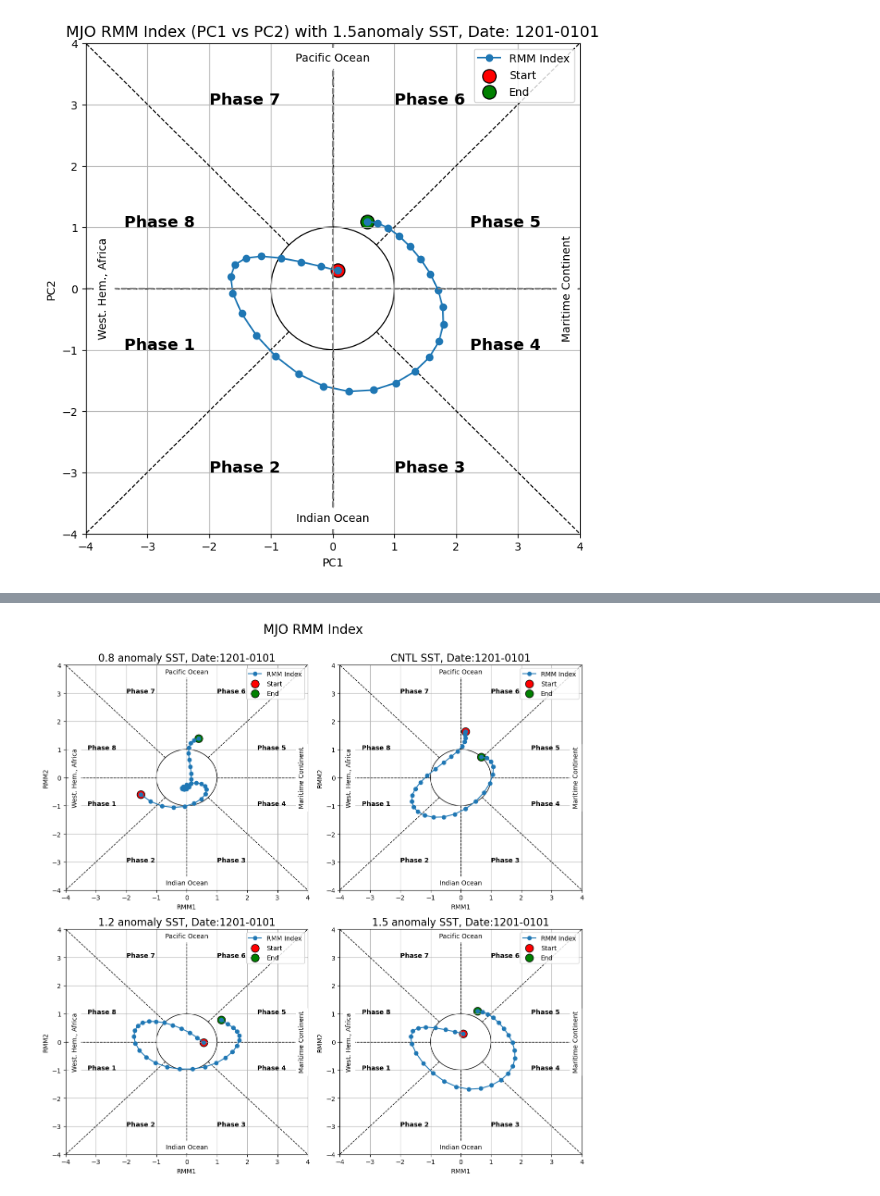
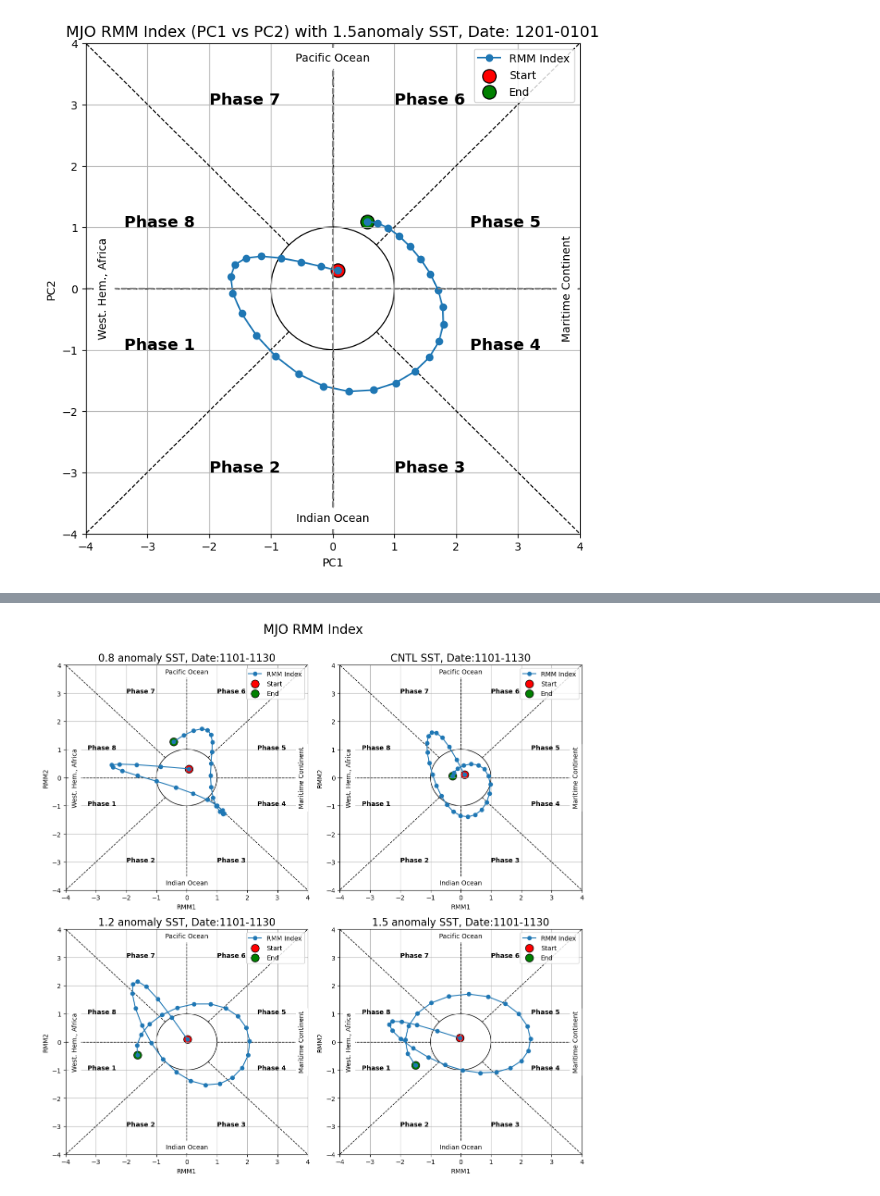
Before and after one commit to PeterChang1023/ESM_2025, a Jupyter notebook: ESM_2025_MJO.ipynb, the cells around one changed output, grey strips where cells are left out. Drawn from its saved outputs; the diff is of its cells as text; code cells hidden in the pictures.

```diff
--- a/ESM_2025_MJO.ipynb
+++ b/ESM_2025_MJO.ipynb
@@ -460,7 +441,7 @@ class MJO_EOF_Analyzer:
         self.precl = lat_weighted(self.precl, self.lat_selected)
         self.q_int = lat_weighted(self.Q, self.lat_selected)
 
-    def _band_pass_filter(self, lowcut=1/60, highcut=1/14, fs=1):
+    def _band_pass_filter(self, lowcut=1/35, highcut=1/13, fs=1):
         def bandpass(data):
             nyquist = 0.5 * fs
             b, a = butter(2, [lowcut/nyquist, highcut/nyquist], btype='band')
@@ -489,7 +470,7 @@ class MJO_EOF_Analyzer:
         flat_qint = self.q_int.reshape(time_dim, lon_dim)
         combined = np.concatenate((flat_u850, flat_u200, flat_qint), axis=1)
 
-        eof_instance = EOF((combined,), n_components=3, field="1D")
+        eof_instance = EOF((combined,), n_components=10, field="1D")
         eof_instance.get()
         PC1 = eof_instance.PC[0]
         PC2 = eof_instance.PC[1]
@@ -555,37 +536,43 @@ pcs = []
 
 # 跑四個實驗
 for f in files:
     analyzer = MJO_EOF_Analyzer(f)
     pcs.append(analyzer.get_pc1_pc2())
 
-start = 30
-end = 60
+start = 0
+end = 30
 
 fig, axs = plt.subplots(2, 2, figsize=(12, 12))  # 2 rows, 2 columns
 axs = axs.flat  # flatten to 1D array for easier looping
 
 for i, ax in enumerate(axs):
     PC1, PC2 = pcs[i]
     if i ==0:
-        PC1, PC2 = PC1, -PC2
+        PC1, PC2 = -PC1, -PC2
+    elif i == 1:
+        PC1, PC2 = PC1, PC2
+
     elif i == 2:
-        PC1, PC2 = PC1, -PC2
+        PC1, PC2 = PC1, PC2
+
+    elif i == 3:
+        PC1, PC2 = -PC1, -PC2
 
 
     plot_mjo_phase_space_ax(ax)  # 畫 RMM 背景圖
 
     ax.plot(PC1[start:end], PC2[start:end], marker='o', linestyle='-', label='RMM Index')
     ax.scatter(PC1[start], PC2[start], color='red', edgecolors='black', s=150, label='Start')
     ax.scatter(PC1[end-1], PC2[end-1], color='green', edgecolors='black', s=150, label='End')
 
-    ax.set_title(f"{titles[i]} SST, Date:1201-0101", fontsize=16)
+    ax.set_title(f"{titles[i]} SST, Date:1101-1130", fontsize=16)
     ax.set_xlim(-4, 4)
     ax.set_ylim(-4, 4)
     ax.legend(fontsize=10)
 
 plt.suptitle("MJO RMM Index", fontsize=20, y=1.005)
 plt.tight_layout()
-plt.savefig("/data92/PeterChang/ESM_2025/Figures/result.png", dpi=300., bbox_inches='tight')
+# plt.savefig("/data92/PeterChang/ESM_2025/Figures/result.png", dpi=300., bbox_inches='tight')
 plt.show()
 # %% [output]
-[figure, old version]
+[figure, new version]
```
Also changed, not shown: parts of 5 cells of this notebook.
